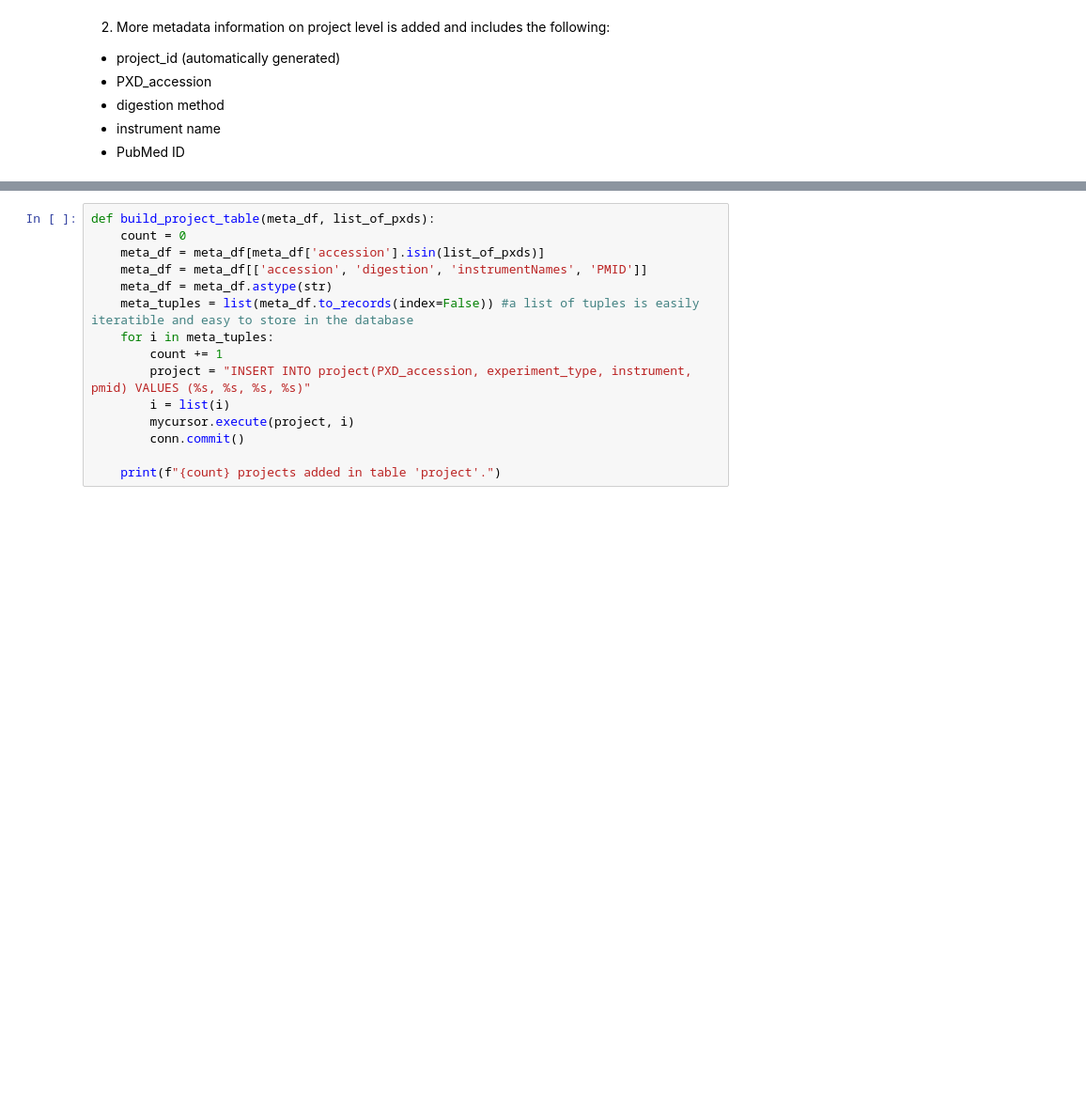
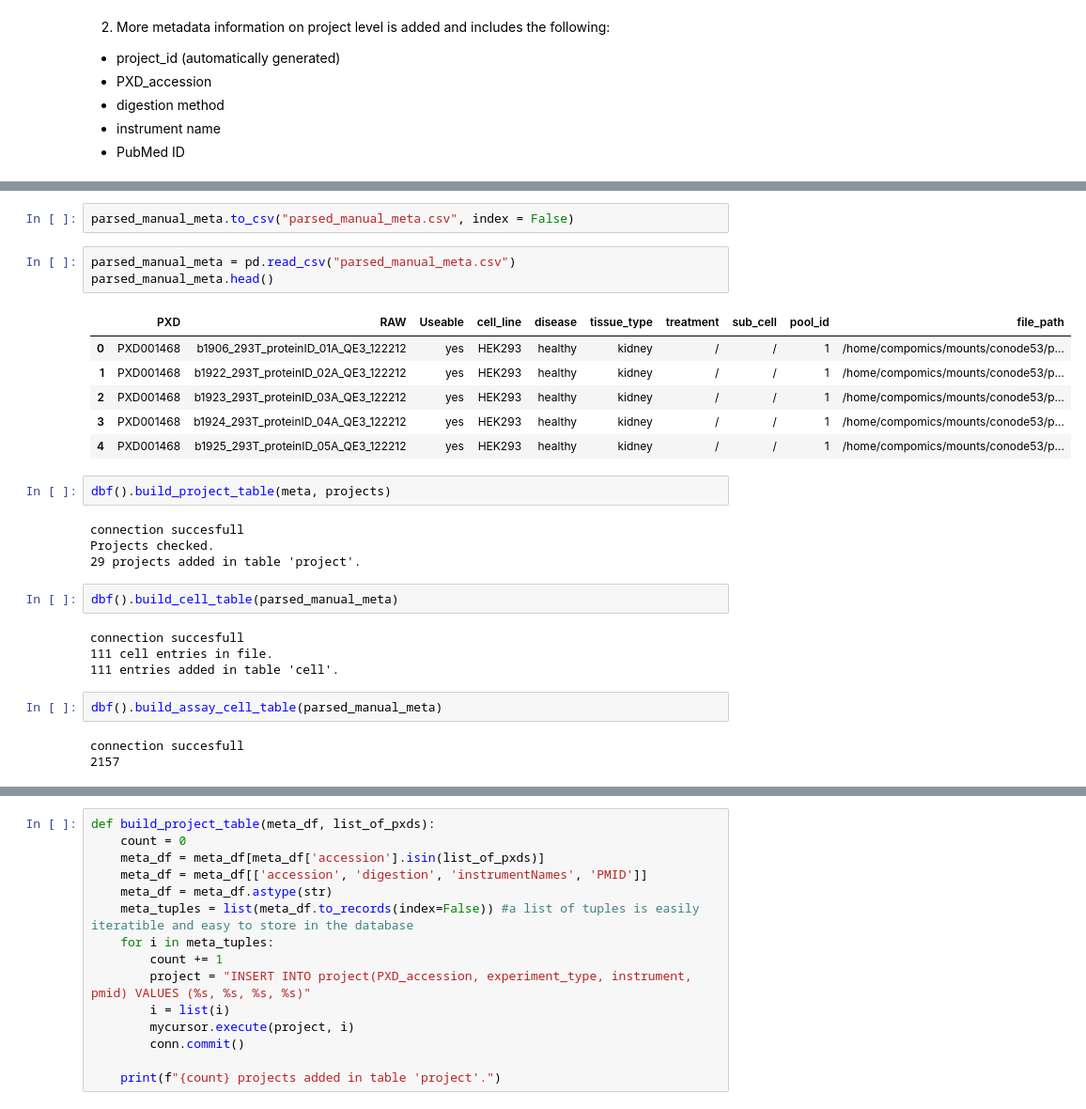
Before and after one commit to SamvPy/Master_thesis_AJ_22_23, a Jupyter notebook: master_thesis/Database/database_parser.ipynb, the cells around one changed output, grey strips where cells are left out. Shown at 94% size. Drawn from its saved outputs; the diff is of its cells as text; blank space fills up the shorter version.

```diff
--- a/master_thesis/Database/database_parser.ipynb
+++ b/master_thesis/Database/database_parser.ipynb
@@ -99,0 +240,29 @@ meta.head()
+# %%
+parsed_manual_meta.to_csv("parsed_manual_meta.csv", index = False)
+# %%
+parsed_manual_meta = pd.read_csv("parsed_manual_meta.csv")
+parsed_manual_meta.head()
+# %% [output]
+|  | PXD | RAW | Useable | cell_line | disease | tissue_type | treatment | sub_cell | pool_id | file_path |
+| 0 | PXD001468 | b1906_293T_proteinID_01A_QE3_122212 | yes | HEK293 | healthy | kidney | / | / | 1 | /home/compomics/mounts/conode53/p... |
+| 1 | PXD001468 | b1922_293T_proteinID_02A_QE3_122212 | yes | HEK293 | healthy | kidney | / | / | 1 | /home/compomics/mounts/conode53/p... |
+| 2 | PXD001468 | b1923_293T_proteinID_03A_QE3_122212 | yes | HEK293 | healthy | kidney | / | / | 1 | /home/compomics/mounts/conode53/p... |
+| 3 | PXD001468 | b1924_293T_proteinID_04A_QE3_122212 | yes | HEK293 | healthy | kidney | / | / | 1 | /home/compomics/mounts/conode53/p... |
+| 4 | PXD001468 | b1925_293T_proteinID_05A_QE3_122212 | yes | HEK293 | healthy | kidney | / | / | 1 | /home/compomics/mounts/conode53/p... |
+# %%
+dbf().build_project_table(meta, projects)
+# %% [output]
+connection succesfull
+Projects checked.
+29 projects added in table 'project'.
+# %%
+dbf().build_cell_table(parsed_manual_meta)
+# %% [output]
+connection succesfull
+111 cell entries in file.
+111 entries added in table 'cell'.
+# %%
+dbf().build_assay_cell_table(parsed_manual_meta)
+# %% [output]
+connection succesfull
+2157
```
Also changed, not shown: parts of 18 cells of this notebook, 8 other files.
